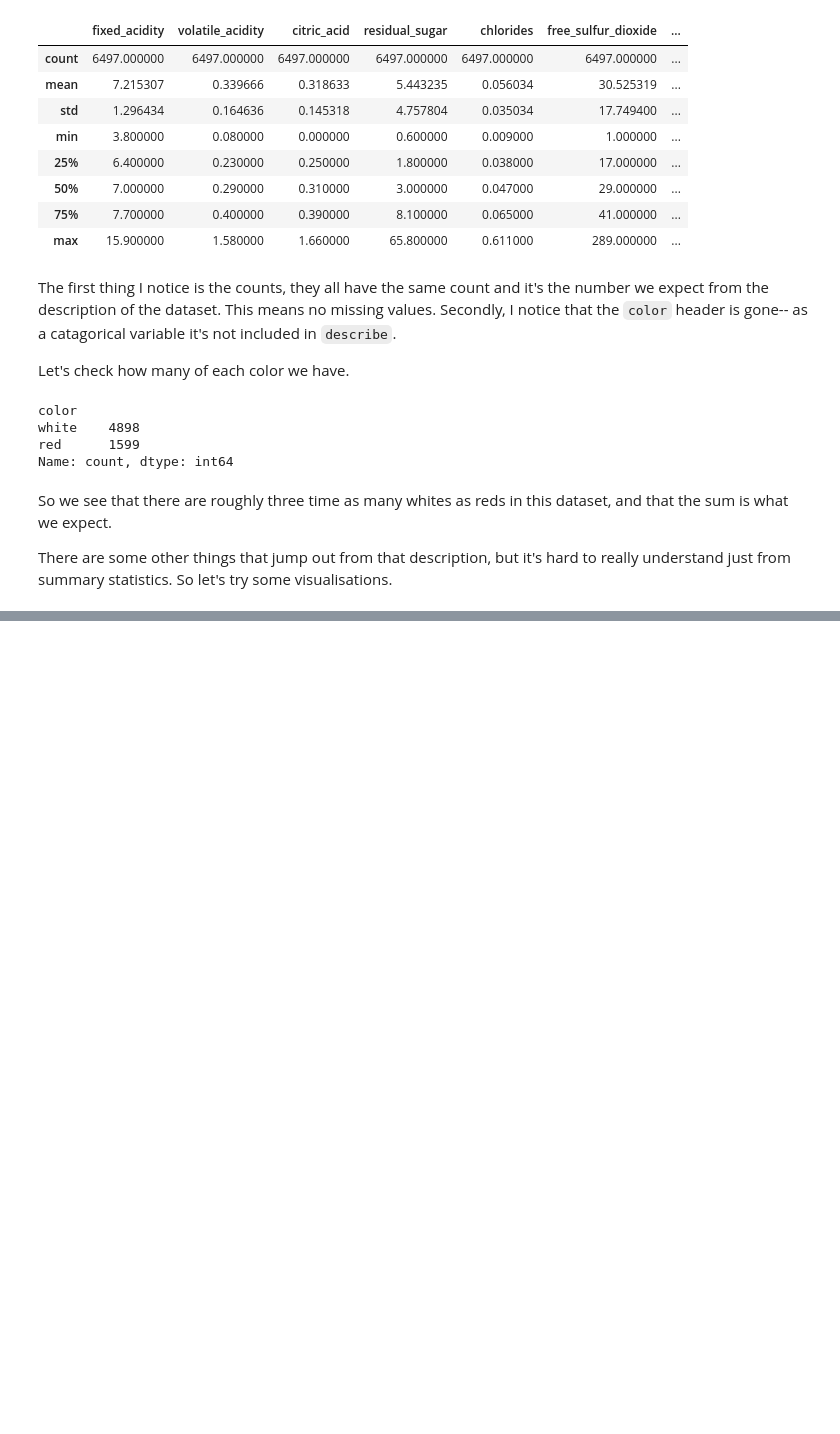
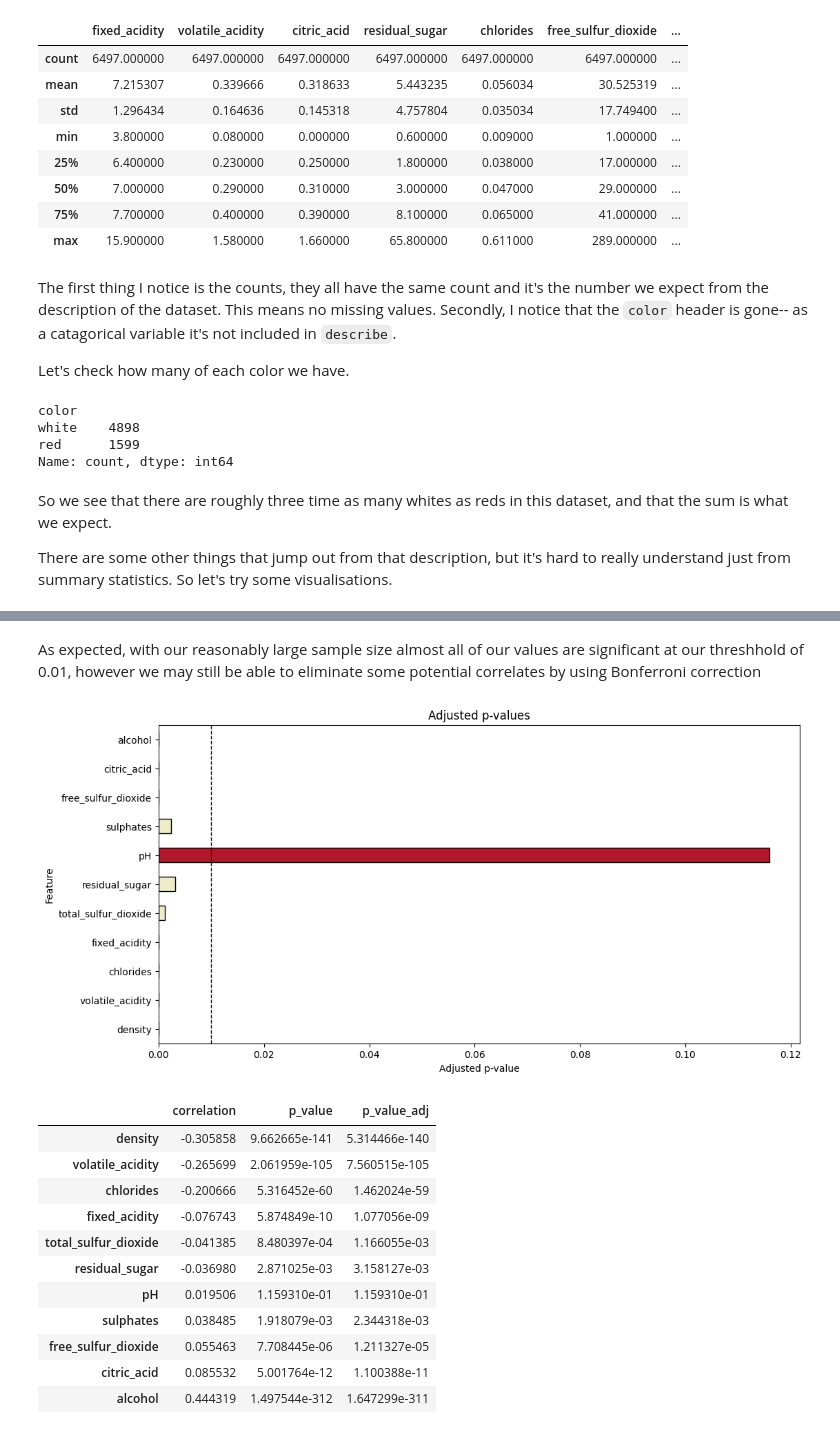
Before and after one commit to jklydev/everything-counts-summative-1, a Jupyter notebook: wine.ipynb, the cells around one changed output, grey strips where cells are left out. Cells and saved outputs as stored; diff of their text form; code cells hidden in the pictures; blank space fills up the shorter version.

```diff
--- a/wine.ipynb
+++ b/wine.ipynb
@@ -71,0 +185,36 @@ There are some other things that jump out from that description, but it's hard t
+# %% [markdown]
+As expected, with our reasonably large sample size almost all of our values are significant at our threshhold of 0.01, however we may still be able to eliminate some potential correlates by using Bonferroni correction
+# %%
+quality_correlation_significance["p_value_adj"] = stats.false_discovery_control(
+    quality_correlation_significance["p_value"], method="bh"
+)
+
+
+plt.figure(figsize=(12, 6))
+bar_colors = quality_correlation_significance["p_value_adj"].apply(
+    lambda value: "#ececc9" if value <= threshhold else "#b2182b"
+)
+quality_correlation_significance["p_value_adj"].plot(
+    kind="barh", color=bar_colors, edgecolor="black"
+)
+plt.axvline(threshhold, color="black", linestyle="--", linewidth=1)
+plt.title("Adjusted p-values")
+plt.xlabel("Adjusted p-value")
+plt.ylabel("Feature")
+plt.show()
+
+quality_correlation_significance
+# %% [output]
+[figure, added]
+|  | correlation | p_value | p_value_adj |
+| density | -0.305858 | 9.662665e-141 | 5.314466e-140 |
+| volatile_acidity | -0.265699 | 2.061959e-105 | 7.560515e-105 |
+| chlorides | -0.200666 | 5.316452e-60 | 1.462024e-59 |
+| fixed_acidity | -0.076743 | 5.874849e-10 | 1.077056e-09 |
+| total_sulfur_dioxide | -0.041385 | 8.480397e-04 | 1.166055e-03 |
+| residual_sugar | -0.036980 | 2.871025e-03 | 3.158127e-03 |
+| pH | 0.019506 | 1.159310e-01 | 1.159310e-01 |
+| sulphates | 0.038485 | 1.918079e-03 | 2.344318e-03 |
+| free_sulfur_dioxide | 0.055463 | 7.708445e-06 | 1.211327e-05 |
+| citric_acid | 0.085532 | 5.001764e-12 | 1.100388e-11 |
+| alcohol | 0.444319 | 1.497544e-312 | 1.647299e-311 |
```
Also changed, not shown: parts of 10 cells of this notebook, 1 other file.
